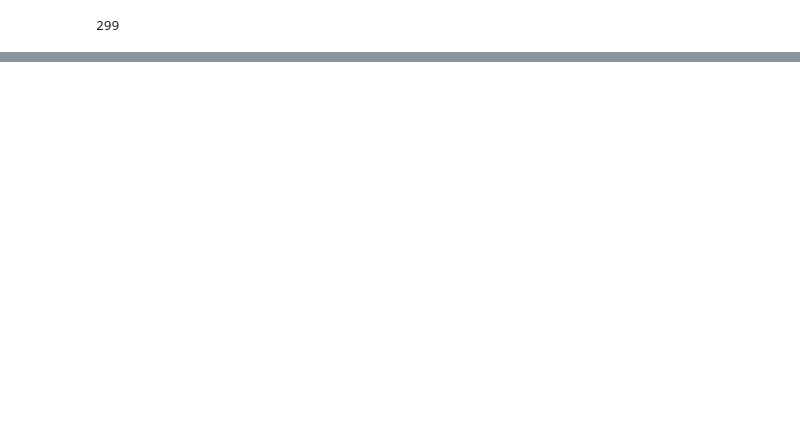
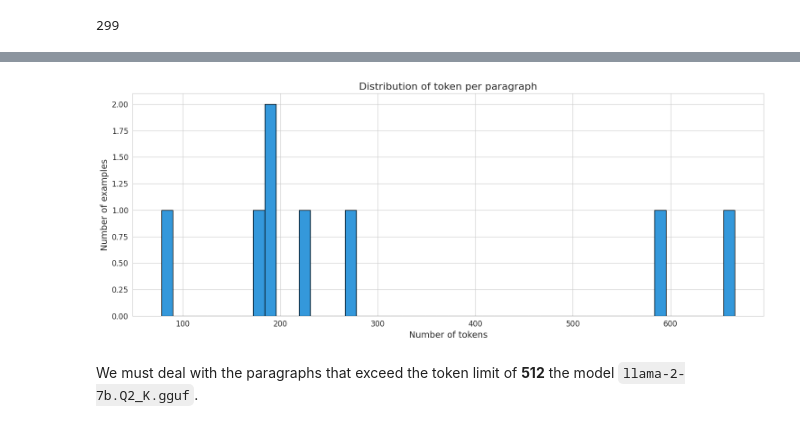
Before and after one commit to aandrovitsanea/PubPulse, a Jupyter notebook: notebooks/summary.ipynb, the cells around one changed output, grey strips where cells are left out. Saved outputs shown, nothing was run; the diff lists cells and outputs as text; code cells hidden in the pictures; blank space fills up the shorter version.

Commit message:
Add lab for summarizing with llms Include potential good models that need debugging

```diff
--- a/notebooks/summary.ipynb
+++ b/notebooks/summary.ipynb
@@ -79,0 +50,4 @@ Filtering out near-duplicates...
+# %%
+paragraphs = dataset[(dataset.data_source == 'Emerging Frontiers in Drug Delivery.txt') &\
+                                  (dataset.type != 'ABSTRACT')].input.tolist()
+paragraphs = [paragraph for paragraph in paragraphs if len(paragraph) > 100]
@@ -79,0 +70,9 @@ Filtering out near-duplicates...
+# %%
+paragraphs_token_counts = [len(tokenizer.tokenize(text)) for text in paragraphs]
+# %%
+pre.plot_token_distribution(paragraphs_token_counts,
+                            "Distribution of token per paragraph")
+# %% [output]
+[figure, added]
+# %% [markdown]
+We must deal with the paragraphs that exceed the token limit of **512** the model `llama-2-7b.Q2_K.gguf`.
```
Also changed, not shown: parts of 75 cells of this notebook.
